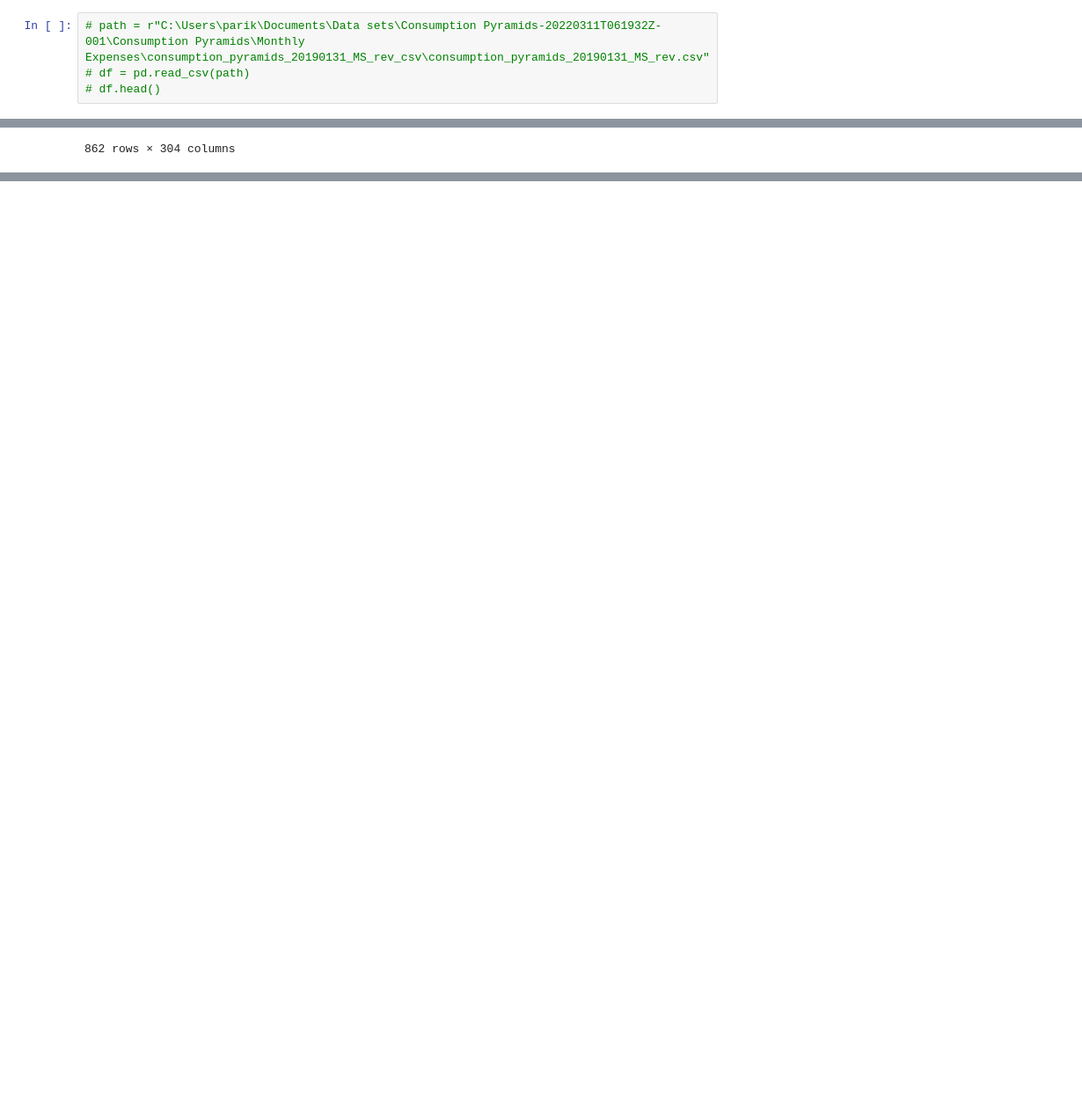
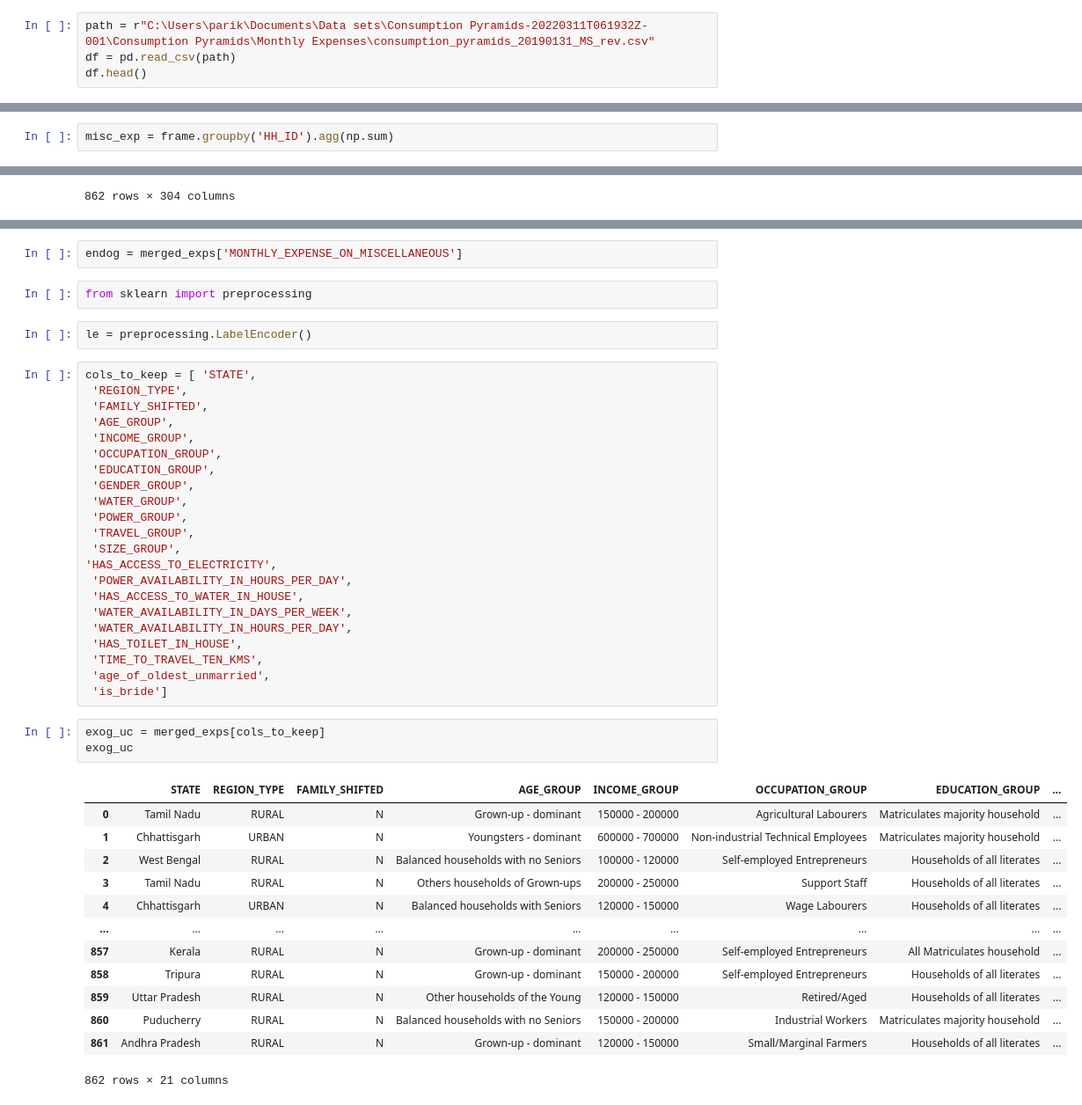
Before and after one commit to parikshitsam/Income-Pyramids, a Jupyter notebook: Expenditures.ipynb, the cells around one changed output, grey strips where cells are left out. Shown at 88% size. Cells and saved outputs as stored; diff of their text form; blank space fills up the shorter version.

```diff
--- a/Expenditures.ipynb
+++ b/Expenditures.ipynb
@@ -6,6 +6,6 @@ import glob
 import zipfile
 %matplotlib notebook
 # %%
-# path = r"C:\Users\parik\Documents\Data sets\Consumption Pyramids-20220311T061932Z-001\Consumption Pyramids\Monthly Expenses\consumption_pyramids_20190131_MS_rev_csv\consumption_pyramids_20190131_MS_rev.csv"
-# df = pd.read_csv(path)
-# df.head()
+path = r"C:\Users\parik\Documents\Data sets\Consumption Pyramids-20220311T061932Z-001\Consumption Pyramids\Monthly Expenses\consumption_pyramids_20190131_MS_rev.csv"
+df = pd.read_csv(path)
+df.head()
@@ -116,3 +115,5 @@ misc_exp = frame.groupby('HH_ID').agg({'MONTHLY_EXPENSE_ON_MISCELLANEOUS':np.sum
+# %%
+misc_exp = frame.groupby('HH_ID').agg(np.sum)
 # %%
 exps = particular_hhid['MONTHLY_EXPENSE_ON_MISCELLANEOUS'].sum()
 exps
@@ -200,0 +235,45 @@ Index(['HH_ID', 'MONTHLY_EXPENSE_ON_MISCELLANEOUS', 'WAVE_NO', 'STATE', 'HR',
+# %%
+endog = merged_exps['MONTHLY_EXPENSE_ON_MISCELLANEOUS']
+# %%
+from sklearn import preprocessing
+# %%
+le = preprocessing.LabelEncoder()
+# %%
+cols_to_keep = [ 'STATE',
+ 'REGION_TYPE',
+ 'FAMILY_SHIFTED',
+ 'AGE_GROUP',
+ 'INCOME_GROUP',
+ 'OCCUPATION_GROUP',
+ 'EDUCATION_GROUP',
+ 'GENDER_GROUP',
+ 'WATER_GROUP',
+ 'POWER_GROUP',
+ 'TRAVEL_GROUP',
+ 'SIZE_GROUP',
+'HAS_ACCESS_TO_ELECTRICITY',
+ 'POWER_AVAILABILITY_IN_HOURS_PER_DAY',
+ 'HAS_ACCESS_TO_WATER_IN_HOUSE',
+ 'WATER_AVAILABILITY_IN_DAYS_PER_WEEK',
+ 'WATER_AVAILABILITY_IN_HOURS_PER_DAY',
+ 'HAS_TOILET_IN_HOUSE',
+ 'TIME_TO_TRAVEL_TEN_KMS',
+ 'age_of_oldest_unmarried',
+ 'is_bride']
+# %%
+exog_uc = merged_exps[cols_to_keep]
+exog_uc
+# %% [output]
+|  | STATE | REGION_TYPE | FAMILY_SHIFTED | AGE_GROUP | INCOME_GROUP | OCCUPATION_GROUP | EDUCATION_GROUP | ... |
+| 0 | Tamil Nadu | RURAL | N | Grown-up - dominant | 150000 - 200000 | Agricultural Labourers | Matriculates majority household | ... |
+| 1 | Chhattisgarh | URBAN | N | Youngsters - dominant | 600000 - 700000 | Non-industrial Technical Employees | Matriculates majority household | ... |
+| 2 | West Bengal | RURAL | N | Balanced households with no Seniors | 100000 - 120000 | Self-employed Entrepreneurs | Households of all literates | ... |
+| 3 | Tamil Nadu | RURAL | N | Others households of Grown-ups | 200000 - 250000 | Support Staff | Households of all literates | ... |
+| 4 | Chhattisgarh | URBAN | N | Balanced households with Seniors | 120000 - 150000 | Wage Labourers | Households of all literates | ... |
+| ... | ... | ... | ... | ... | ... | ... | ... | ... |
+| 857 | Kerala | RURAL | N | Grown-up - dominant | 200000 - 250000 | Self-employed Entrepreneurs | All Matriculates household | ... |
+| 858 | Tripura | RURAL | N | Grown-up - dominant | 150000 - 200000 | Self-employed Entrepreneurs | Households of all literates | ... |
+| 859 | Uttar Pradesh | RURAL | N | Other households of the Young | 120000 - 150000 | Retired/Aged | Households of all literates | ... |
+| 860 | Puducherry | RURAL | N | Balanced households with no Seniors | 150000 - 200000 | Industrial Workers | Matriculates majority household | ... |
+| 861 | Andhra Pradesh | RURAL | N | Grown-up - dominant | 120000 - 150000 | Small/Marginal Farmers | Households of all literates | ... |
+862 rows × 21 columns
```
Also changed, not shown: parts of 36 cells of this notebook, 7 other files.
